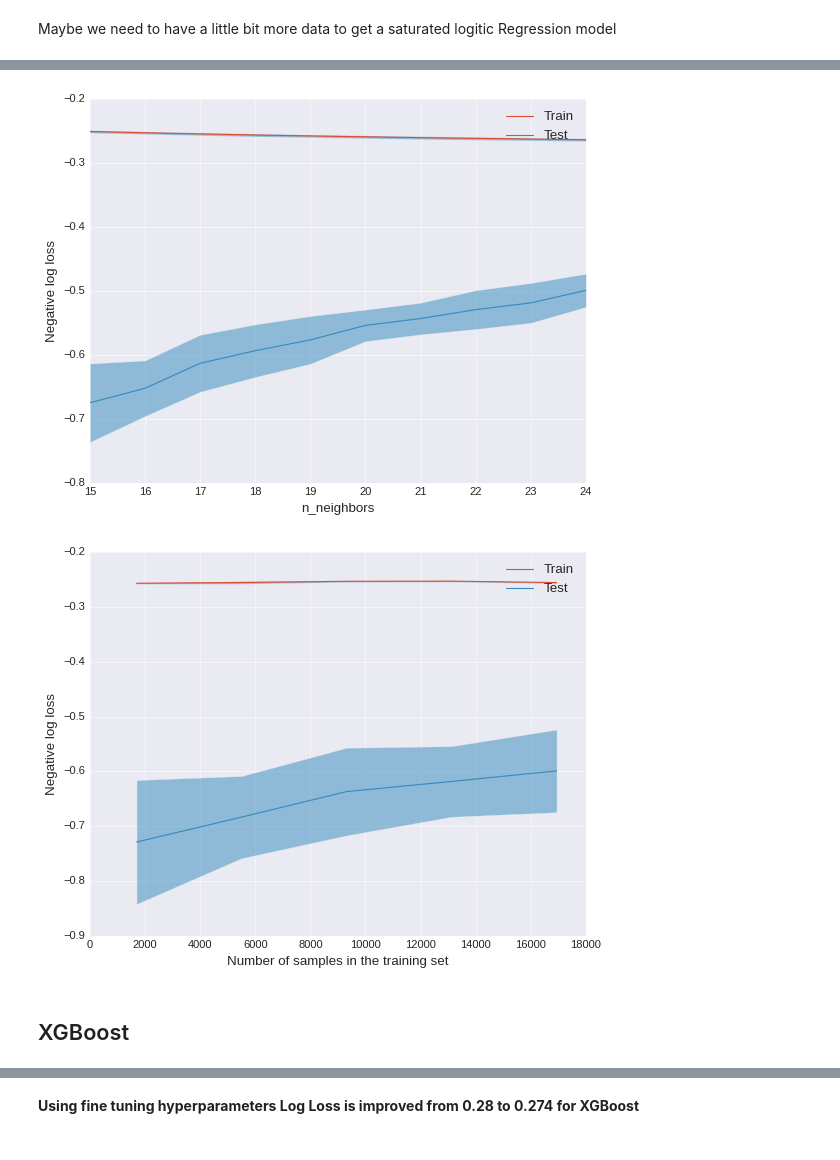
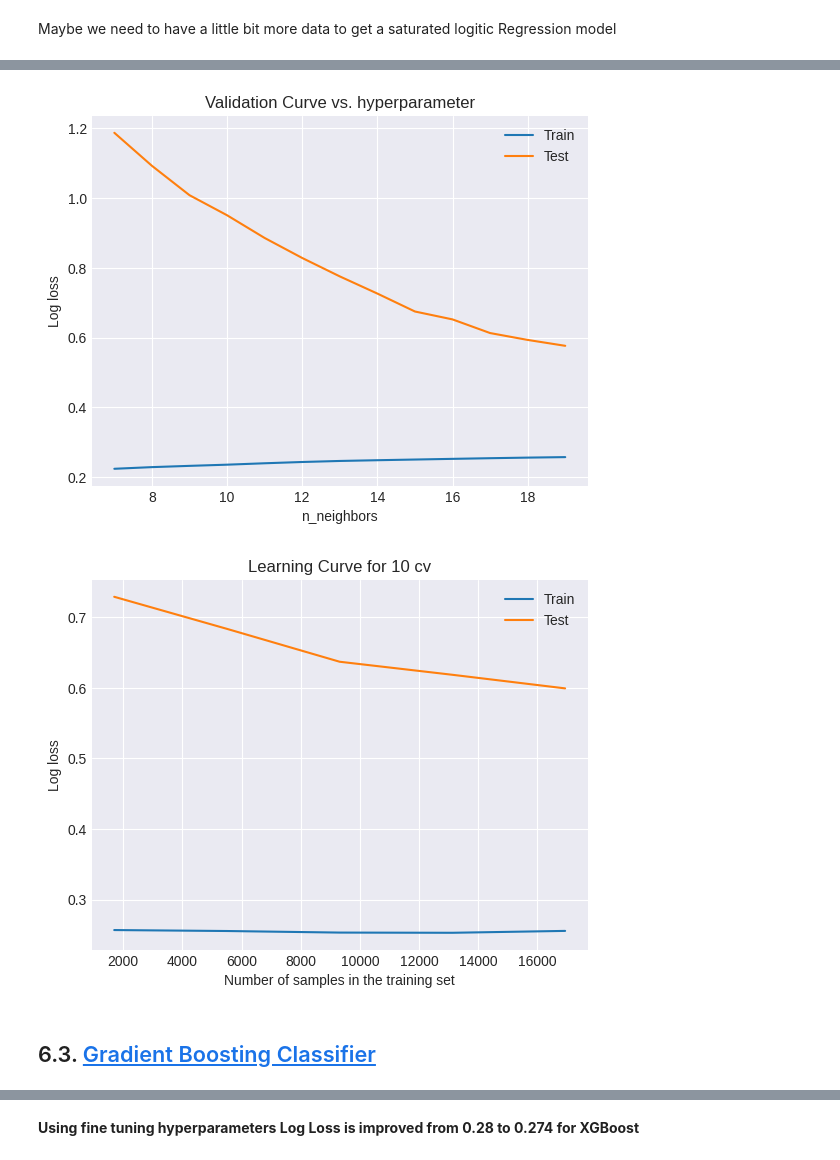
Before and after one commit to rammah83/Predictive-analytics---Machine-learning--Focus-statistics-, a Jupyter notebook: Assignments/StarterNotebook.ipynb, the cells around one changed output, grey strips where cells are left out. Cells and saved outputs as stored; diff of their text form; code cells hidden in the pictures.

```diff
--- a/Assignments/StarterNotebook.ipynb
+++ b/Assignments/StarterNotebook.ipynb
@@ -521,8 +562,9 @@ A portion of the train data set will be used to evaluate our models and find the
 # Split train_data
 from sklearn.model_selection import train_test_split
 
-X_train, X_val, y_train, y_val = train_test_split(processed_train, y_train, stratify = y_train,
-                                                  test_size = 0.2, random_state=42)
+X_train, X_val, y_train, y_val = train_test_split(
+    processed_train, y_train, stratify=y_train, test_size=0.2, random_state=42
+)
 # %% [markdown]
 Only 20% of the train dataset will be used for evaluating the models. The parameter stratify = y_train will ensure an equal balance of values from both classes (‘yes’ and ‘no’) for both train and validation set.
 
@@ -576,12 +626,13 @@ Log loss :  0.472
 from sklearn.model_selection import GridSearchCV
 
 # Optimize model parameters
-param_grid = {'penalty': ['l1', 'l2'],
-        'C': np.logspace(-2,0,10),
-        'class_weight': [None, 'balanced'],
-        }
+param_grid = {
+    "penalty": ["l1", "l2"],
+    "C": np.logspace(-2, 0, 10),
+    "class_weight": [None, "balanced"],
+}
 
-grid_lr_model = GridSearchCV(lr_model, param_grid, n_jobs=-1,verbose=2, cv=5)
+grid_lr_model = GridSearchCV(lr_model, param_grid, n_jobs=-1, verbose=2, cv=5)
 grid_lr_model.fit(X_train, y_train)
 
 best_params = grid_lr_model.best_params_
@@ -655,10 +722,9 @@ Log loss :  1.289
 # %%
 # Optimize model parameters
 param_grid = {
-    "n_neighbors": range(5, 15),
+    "n_neighbors": range(7, 20),
     "metric": ["minkowski", "euclidean", "manhattan"],
-    "weights": ['uniform', 'distance'],
-
+    "weights": ["uniform", "distance"],
 }
 
 grid_knn_model = GridSearchCV(knn_model, param_grid, n_jobs=-1, verbose=2, cv=5)
@@ -696,15 +762,31 @@ Log loss :  0.577
 param_name = "n_neighbors"
 param_range = param_grid[param_name]
 ValidationCurveDisplay.from_estimator(
-    grid_knn_model.best_estimator_, X_train, y_train, param_name=param_name,
-    param_range=param_range, scoring='neg_log_loss'
-);
+    grid_knn_model.best_estimator_,
+    X_train,
+    y_train,
+    param_name=param_name,
+    param_range=param_range,
+    negate_score=True,
+    scoring="neg_log_loss",
+    std_display_style=None,
+)
+plt.title("Validation Curve vs. hyperparameter");
 # %% [output]
-[figure, old version]
+[figure, new version]
 # %%
 # Explore learning curve
-LearningCurveDisplay.from_estimator(grid_knn_model.best_estimator_, X_train, y_train, cv = 10, scoring='neg_log_loss');
+LearningCurveDisplay.from_estimator(
+    grid_knn_model.best_estimator_,
+    X_train,
+    y_train,
+    cv=10,
+    scoring="neg_log_loss",
+    negate_score=True,
+    std_display_style=None,
+)
+plt.title("Learning Curve for 10 cv");
 # %% [output]
-[figure, old version]
+[figure, new version]
-# %% [markdown]
-## XGBoost
+# %% [markdown]
+## 6.3. <a id='toc6_3_'></a>[Gradient Boosting Classifier](#toc0_)
```
Also changed, not shown: parts of 74 cells of this notebook, 1 other file.
